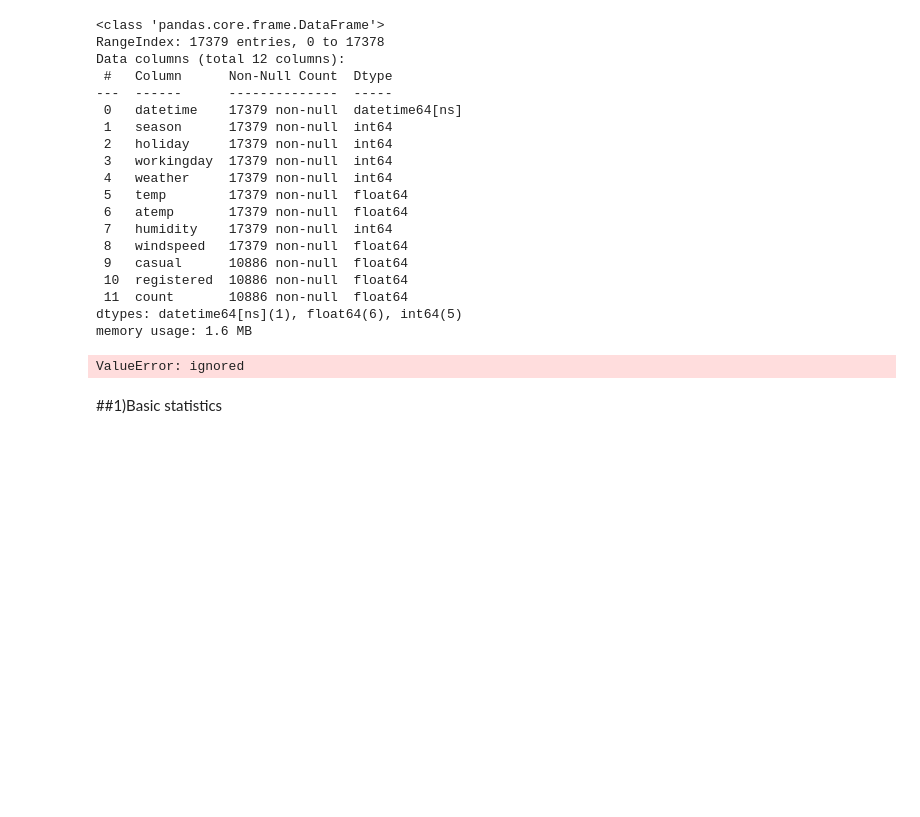
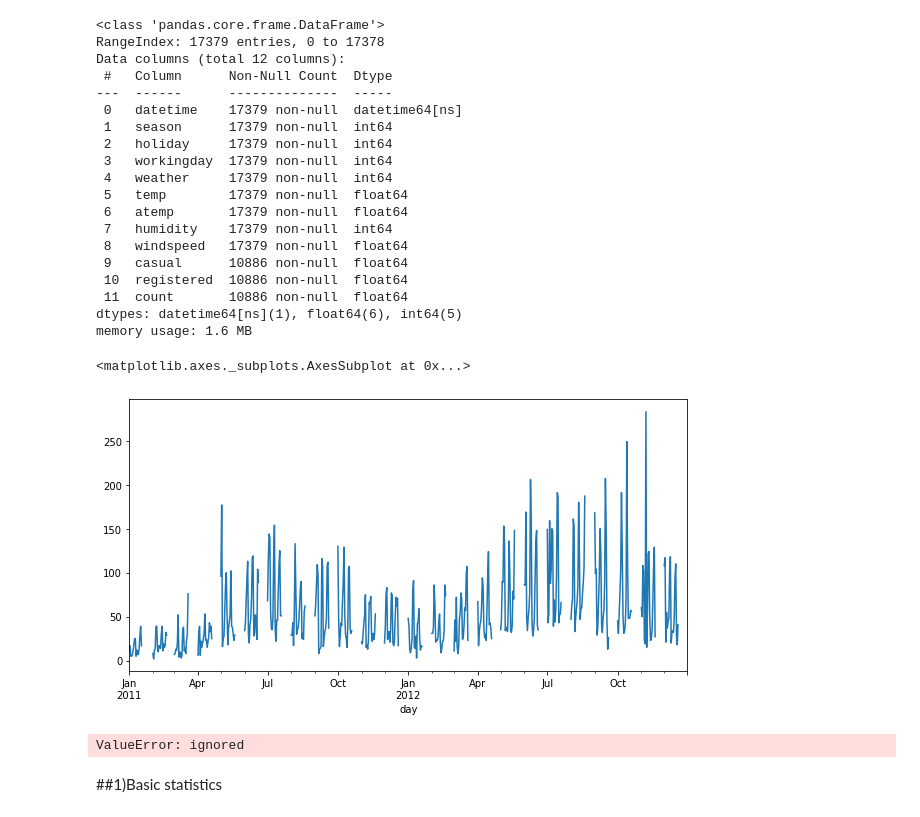
Before and after one commit to DongjunYou/21_1Q_Army, a Jupyter notebook: 3.Bike/Bike_Upgrade.ipynb, the cells around one changed output. Saved outputs shown, nothing was run; the diff lists cells and outputs as text; code cells hidden in the pictures; blank space fills up the shorter version.

```diff
--- a/3.Bike/Bike_Upgrade.ipynb
+++ b/3.Bike/Bike_Upgrade.ipynb
@@ -49,7 +49,5 @@ memory usage: 1.6 MB
 # %%
 df.index=df.datetime
 df.drop(['datetime'],axis=1,inplace=True)
-df.index.rename('Month',inplace=True) #need inplace
-df.index.freq='M'
+mdf=df.asfreq('D') #freq is set by pd.asfreq #no inplacing #only data at end
+mdf.index.rename('day',inplace=True) #need inplace
-# %% [output]
-ValueError: ignored
@@ -58,3 +54,13 @@ df
+# %%
+mdf['count'].plot(figsize=(10,5))
+# %% [output]
+<matplotlib.axes._subplots.AxesSubplot at 0x...>
+[figure, added]
+# %%
+from statsmodels.tsa.seasonal import seasonal_decompose
+result=seasonal_decompose(df['count'],model='multiplicative')
+# %% [output]
+ValueError: ignored
 # %% [markdown]
 ##1)Basic statistics
 # %%
```
Also changed, not shown: parts of 2 cells of this notebook.
